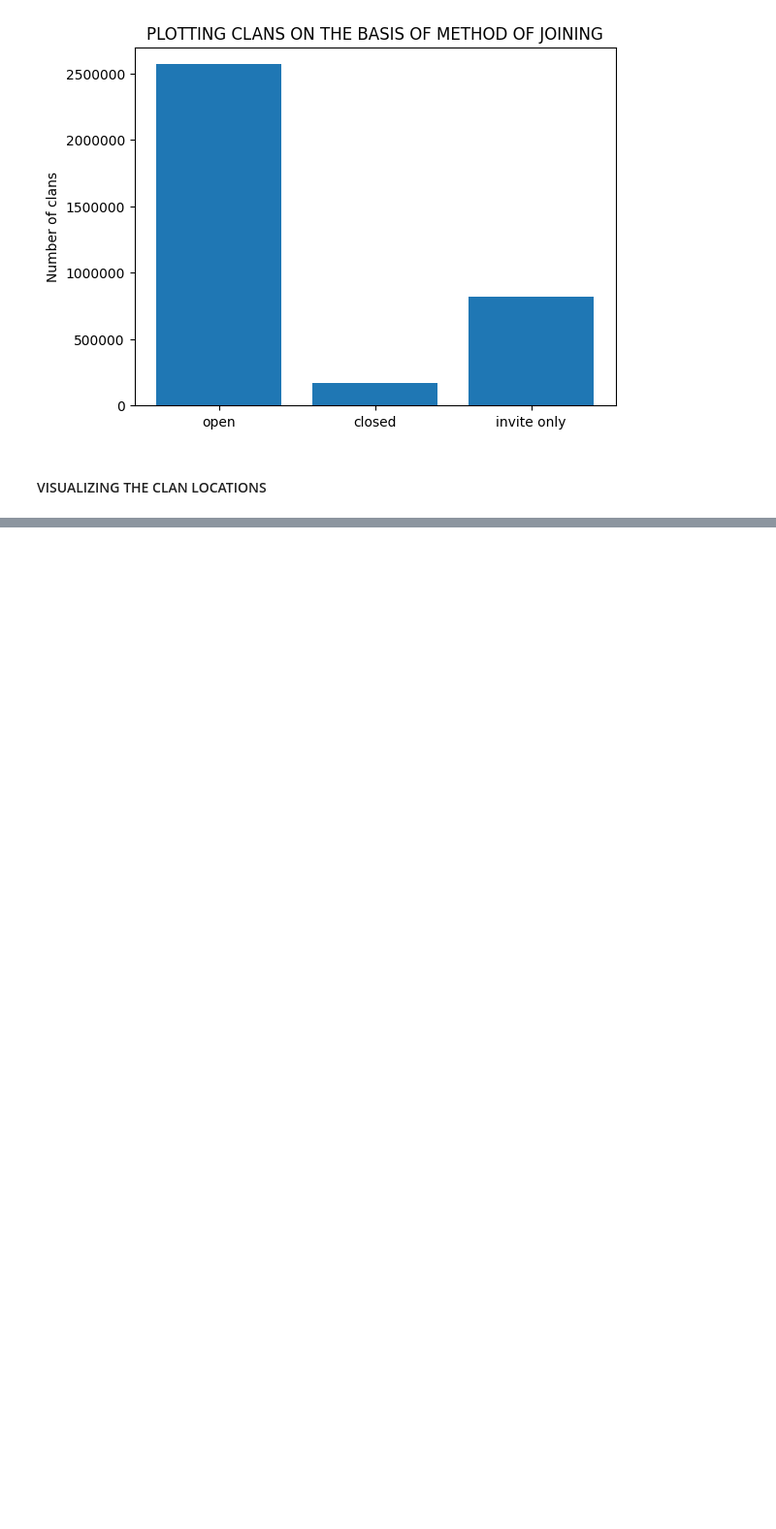
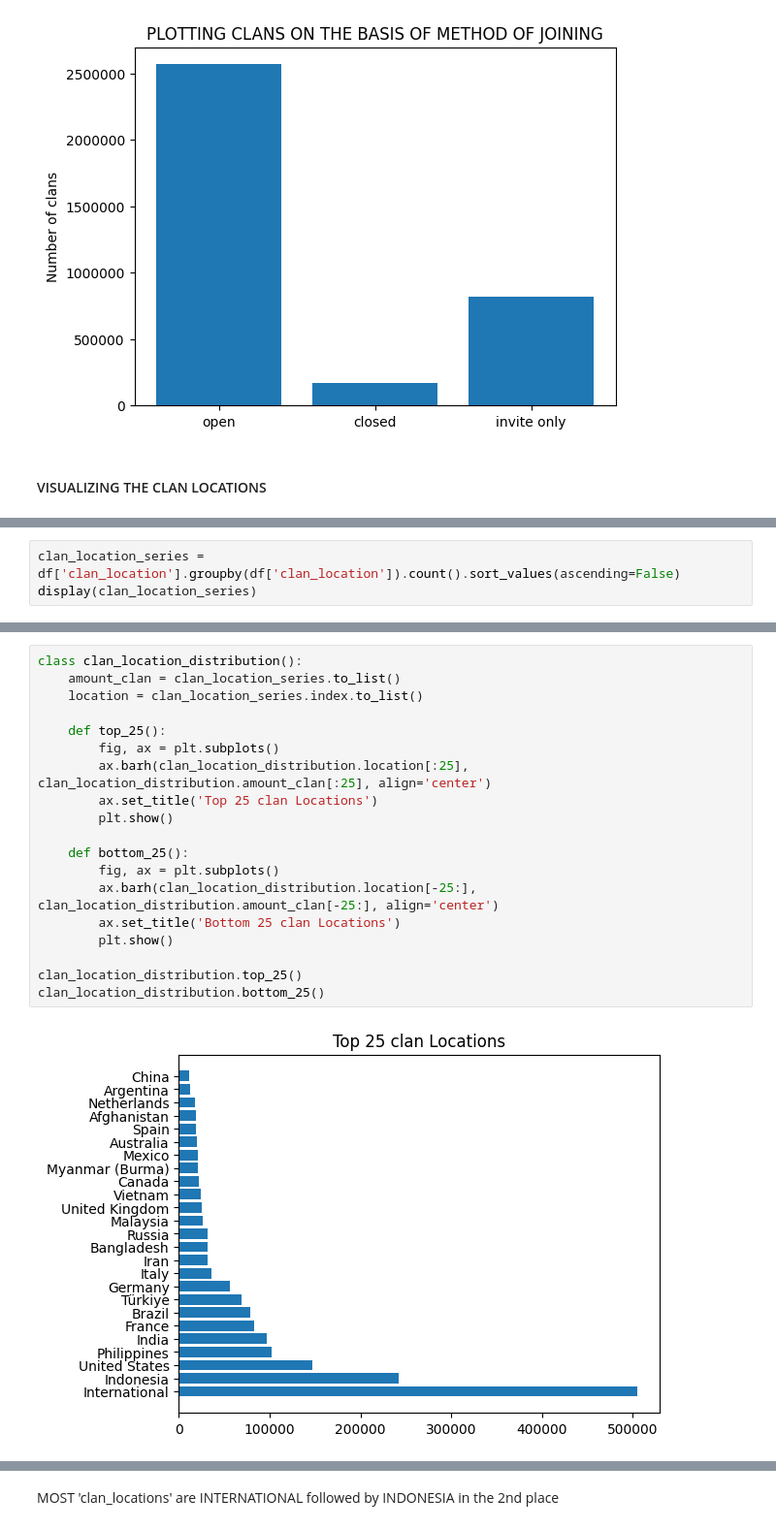
Before and after one commit to aryaharshit/Visualising--Plotting, a Jupyter notebook: main.ipynb, the cells around one changed output, grey strips where cells are left out. Shown: that part at 97% size. Saved outputs shown, nothing was run; the diff lists cells and outputs as text; blank space fills up the shorter version.

Commit message:
Distribution of Clan Location

```diff
--- a/main.ipynb
+++ b/main.ipynb
@@ -157,0 +190,3 @@ clan_type()
+# %%
+clan_location_series = df['clan_location'].groupby(df['clan_location']).count().sort_values(ascending=False)
+display(clan_location_series)
@@ -157,0 +215,21 @@ clan_type()
+# %%
+class clan_location_distribution():
+    amount_clan = clan_location_series.to_list()
+    location = clan_location_series.index.to_list()
+
+    def top_25():
+        fig, ax = plt.subplots()
+        ax.barh(clan_location_distribution.location[:25], clan_location_distribution.amount_clan[:25], align='center')
+        ax.set_title('Top 25 clan Locations')
+        plt.show()
+
+    def bottom_25():
+        fig, ax = plt.subplots()
+        ax.barh(clan_location_distribution.location[-25:], clan_location_distribution.amount_clan[-25:], align='center')
+        ax.set_title('Bottom 25 clan Locations')
+        plt.show()
+
+clan_location_distribution.top_25()
+clan_location_distribution.bottom_25()
+# %% [output]
+[figure, added]
@@ -157,0 +237,2 @@ clan_type()
+# %% [markdown]
+MOST 'clan_locations' are INTERNATIONAL followed by INDONESIA in the 2nd place
```
Also changed, not shown: parts of 6 cells of this notebook.
